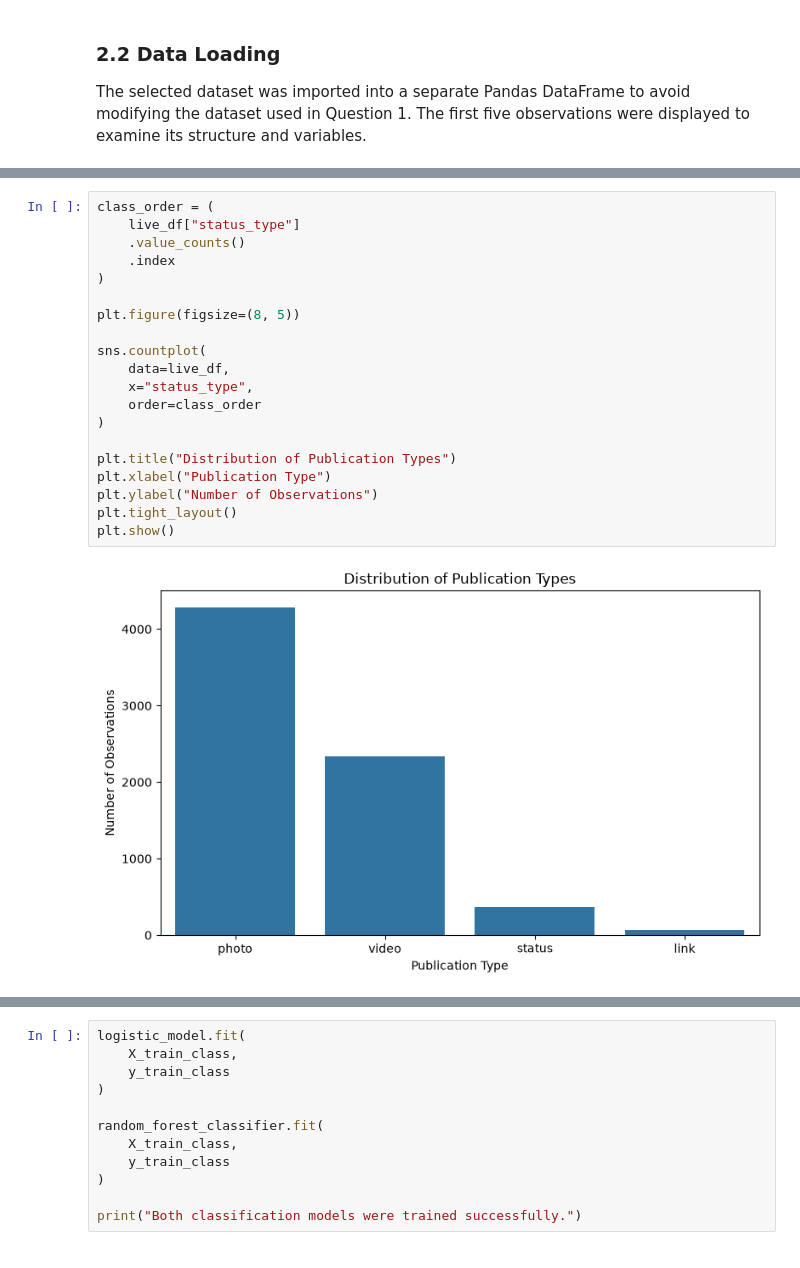
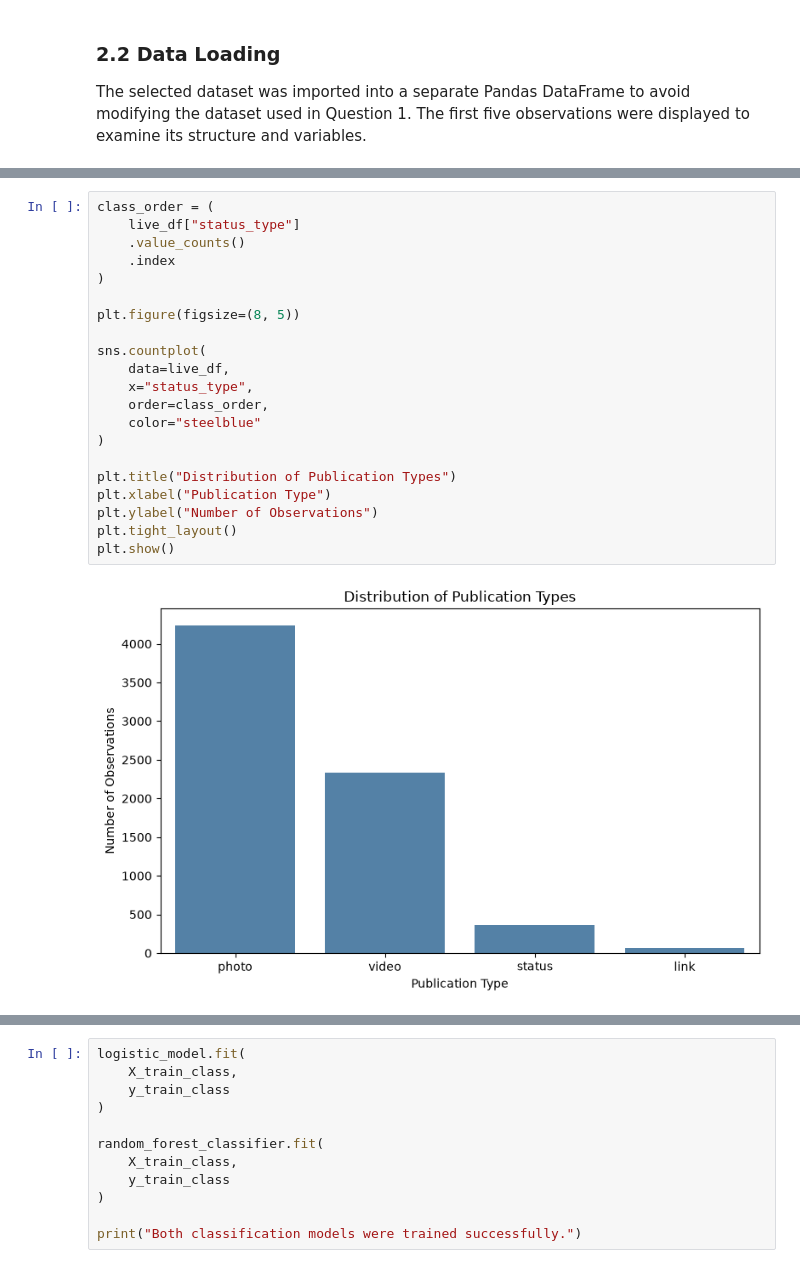
Before and after one commit to AmandaTFerraz/predictive-analytics-final-project, a Jupyter notebook: pda_finalproject.ipynb, the cells around one changed output, grey strips where cells are left out. Cells and saved outputs as stored; diff of their text form.

```diff
--- a/pda_finalproject.ipynb
+++ b/pda_finalproject.ipynb
@@ -961,25 +1058,26 @@ class_distribution
 # %%
 class_order = (
     live_df["status_type"]
     .value_counts()
     .index
 )
 
 plt.figure(figsize=(8, 5))
 
 sns.countplot(
     data=live_df,
     x="status_type",
-    order=class_order
+    order=class_order,
+    color="steelblue"
 )
 
 plt.title("Distribution of Publication Types")
 plt.xlabel("Publication Type")
 plt.ylabel("Number of Observations")
 plt.tight_layout()
 plt.show()
 # %% [output]
-[figure, old version]
+[figure, new version]
 # %%
 engagement_features = [
     "num_comments",
```
Also changed, not shown: parts of 63 cells of this notebook.
